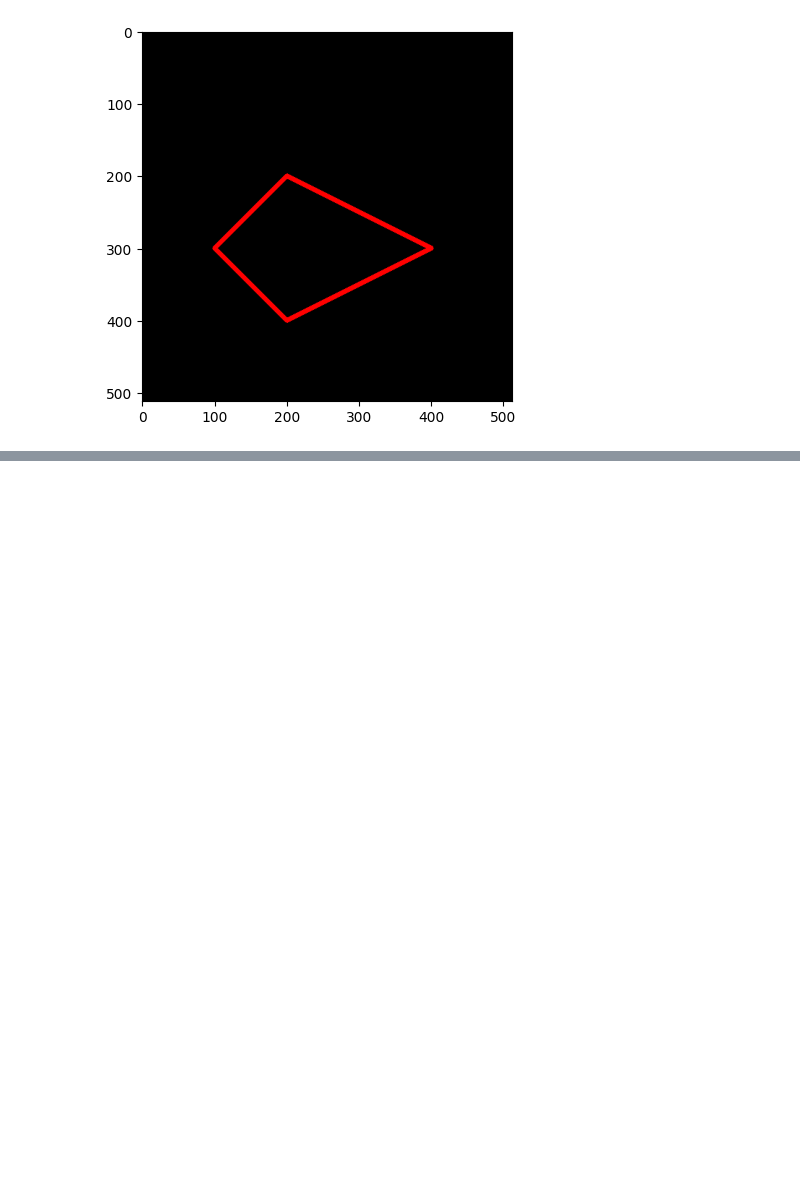
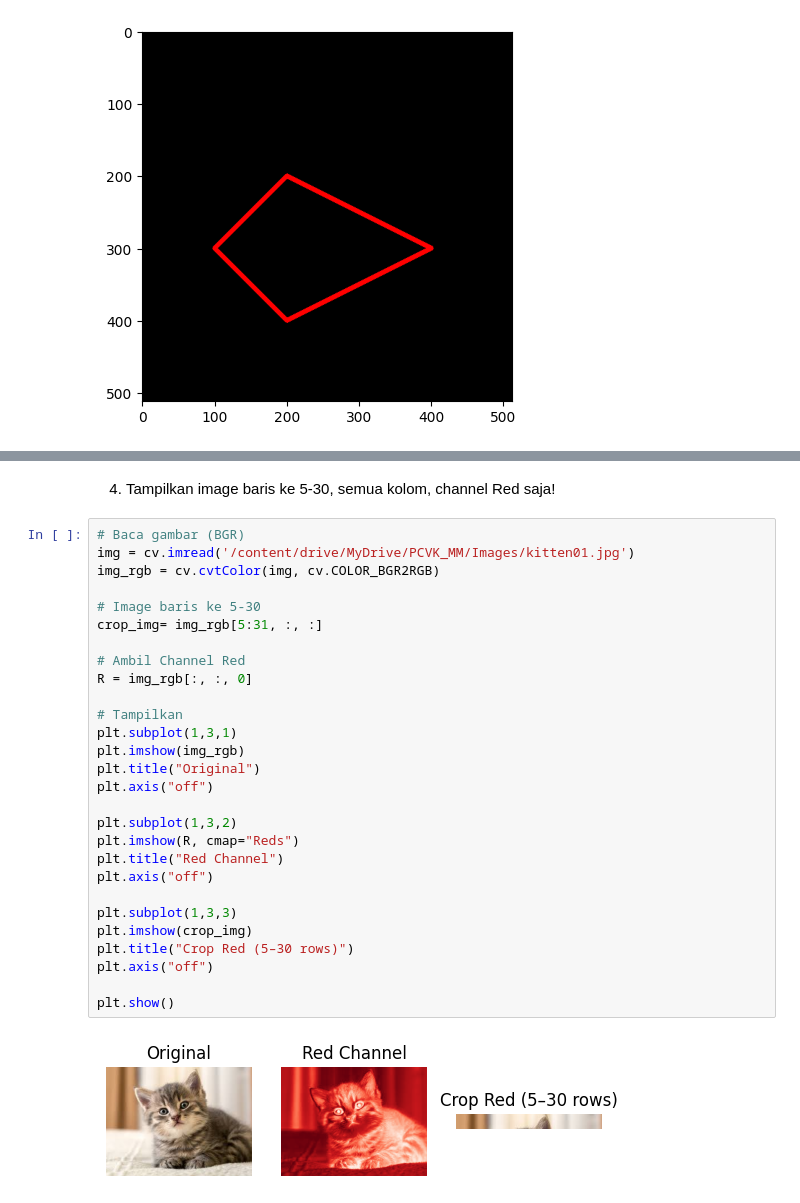
Before and after one commit to om-ica/PCVK_Ganjil_2025, a Jupyter notebook: Week2.ipynb, the cells around one changed output, grey strips where cells are left out. Saved outputs shown, nothing was run; the diff lists cells and outputs as text; blank space fills up the shorter version.

```diff
--- a/Week2.ipynb
+++ b/Week2.ipynb
@@ -163,0 +253,32 @@ plt.imshow(black_img2)
+# %% [markdown]
+4. Tampilkan image baris ke 5-30, semua kolom, channel Red saja!
+# %%
+# Baca gambar (BGR)
+img = cv.imread('/content/drive/MyDrive/PCVK_MM/Images/kitten01.jpg')
+img_rgb = cv.cvtColor(img, cv.COLOR_BGR2RGB)
+
+# Image baris ke 5-30
+crop_img= img_rgb[5:31, :, :]
+
+# Ambil Channel Red
+R = img_rgb[:, :, 0]
+
+# Tampilkan
+plt.subplot(1,3,1)
+plt.imshow(img_rgb)
+plt.title("Original")
+plt.axis("off")
+
+plt.subplot(1,3,2)
+plt.imshow(R, cmap="Reds")
+plt.title("Red Channel")
+plt.axis("off")
+
+plt.subplot(1,3,3)
+plt.imshow(crop_img)
+plt.title("Crop Red (5–30 rows)")
+plt.axis("off")
+
+plt.show()
+# %% [output]
+[figure, added]
```
Also changed, not shown: parts of 23 cells of this notebook.
